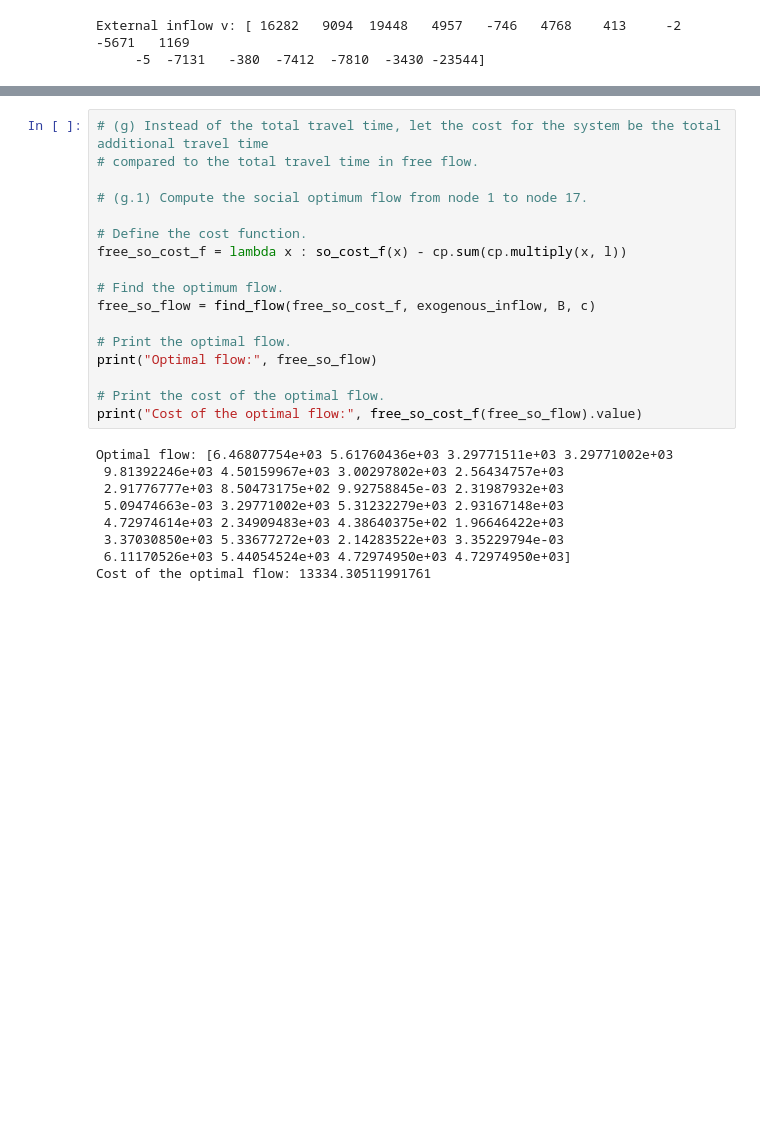
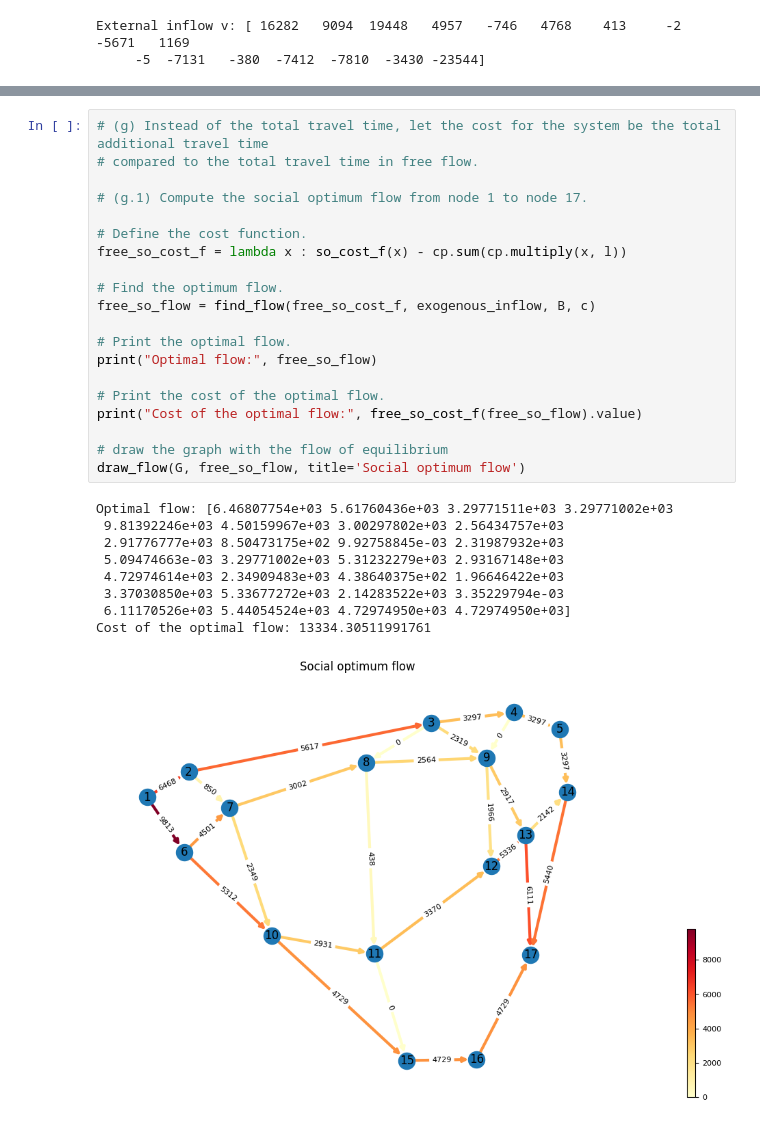
Before and after one commit to MarcTasca/network_dynamics, a Jupyter notebook: Homework1/ex3-code/exercise3.ipynb, the cells around one changed output, grey strips where cells are left out. Saved outputs shown, nothing was run; the diff lists cells and outputs as text; blank space fills up the shorter version.

```diff
--- a/Homework1/ex3-code/exercise3.ipynb
+++ b/Homework1/ex3-code/exercise3.ipynb
@@ -291,26 +445,30 @@ Price of Anarchy: 1.0000000993291127
 # %%
 # (g) Instead of the total travel time, let the cost for the system be the total additional travel time
 # compared to the total travel time in free flow.
 
 # (g.1) Compute the social optimum flow from node 1 to node 17.
 
 # Define the cost function.
 free_so_cost_f = lambda x : so_cost_f(x) - cp.sum(cp.multiply(x, l))
 
 # Find the optimum flow.
 free_so_flow = find_flow(free_so_cost_f, exogenous_inflow, B, c)
 
 # Print the optimal flow.
 print("Optimal flow:", free_so_flow)
 
 # Print the cost of the optimal flow.
 print("Cost of the optimal flow:", free_so_cost_f(free_so_flow).value)
+
+# draw the graph with the flow of equilibrium
+draw_flow(G, free_so_flow, title='Social optimum flow')
 # %% [output]
 Optimal flow: [6.46807754e+03 5.61760436e+03 3.29771511e+03 3.29771002e+03
  9.81392246e+03 4.50159967e+03 3.00297802e+03 2.56434757e+03
  2.91776777e+03 8.50473175e+02 9.92758845e-03 2.31987932e+03
  5.09474663e-03 3.29771002e+03 5.31232279e+03 2.93167148e+03
  4.72974614e+03 2.34909483e+03 4.38640375e+02 1.96646422e+03
  3.37030850e+03 5.33677272e+03 2.14283522e+03 3.35229794e-03
  6.11170526e+03 5.44054524e+03 4.72974950e+03 4.72974950e+03]
 Cost of the optimal flow: 13334.30511991761
+[figure, added]
```
Also changed, not shown: parts of 22 cells of this notebook.
